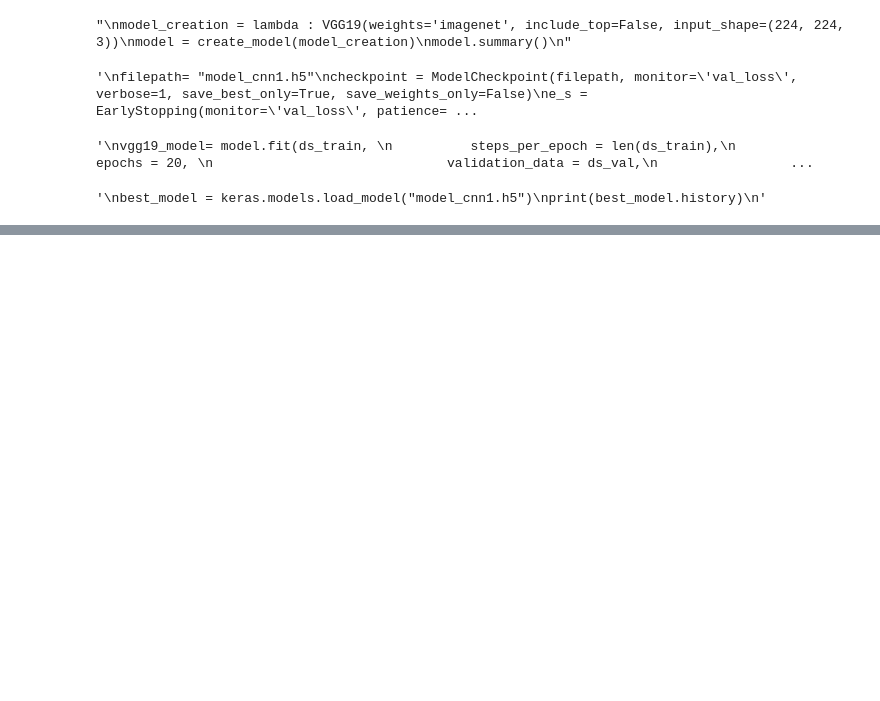
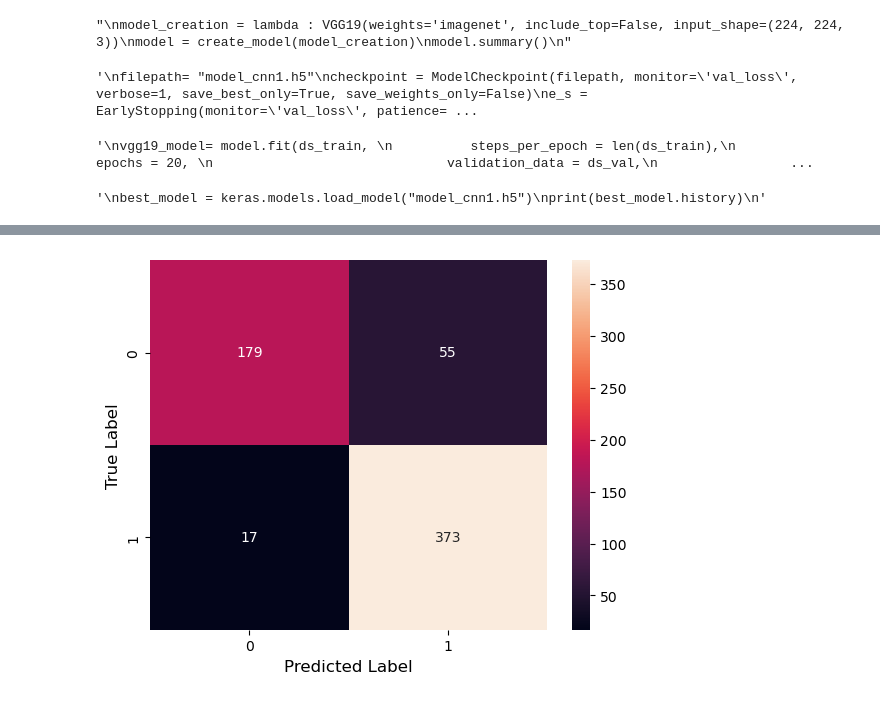
Before and after one commit to untildawn98/pneumonia_classifier, a Jupyter notebook: ENEL_645_project.ipynb, the cells around one changed output, grey strips where cells are left out. Saved outputs shown, nothing was run; the diff lists cells and outputs as text; code cells hidden in the pictures; blank space fills up the shorter version.

```diff
--- a/ENEL_645_project.ipynb
+++ b/ENEL_645_project.ipynb
@@ -499,0 +625,3 @@ Accuracy = 78.21% | Precision = 74.24% | Recall = 99.74% | Specificity = 42.31%
+# %%
+#loaad best model
+model_pretrained.load_weights("model_checkpoint.h5")
@@ -499,0 +642,16 @@ Accuracy = 78.21% | Precision = 74.24% | Recall = 99.74% | Specificity = 42.31%
+# %%
+num_label = {'Normal': 0, 'Pneumonia' : 1}
+Y_test = df_test['class'].copy().map(num_label).astype('int')
+ds_test.reset()
+predictions = model_pretrained.predict(ds_test, steps=len(ds_test), verbose=0)
+pred_labels= np.where(predictions>0.5, 1, 0)
+# %%
+confusion_matrix = metrics.confusion_matrix(Y_test, pred_labels)
+sns.heatmap(confusion_matrix, annot=True, fmt="d")
+
+plt.xlabel("Predicted Label", fontsize= 12)
+plt.ylabel("True Label", fontsize= 12)
+
+plt.show()
+# %% [output]
+[figure, added]
```
Also changed, not shown: parts of 38 cells of this notebook, 2 other files.
